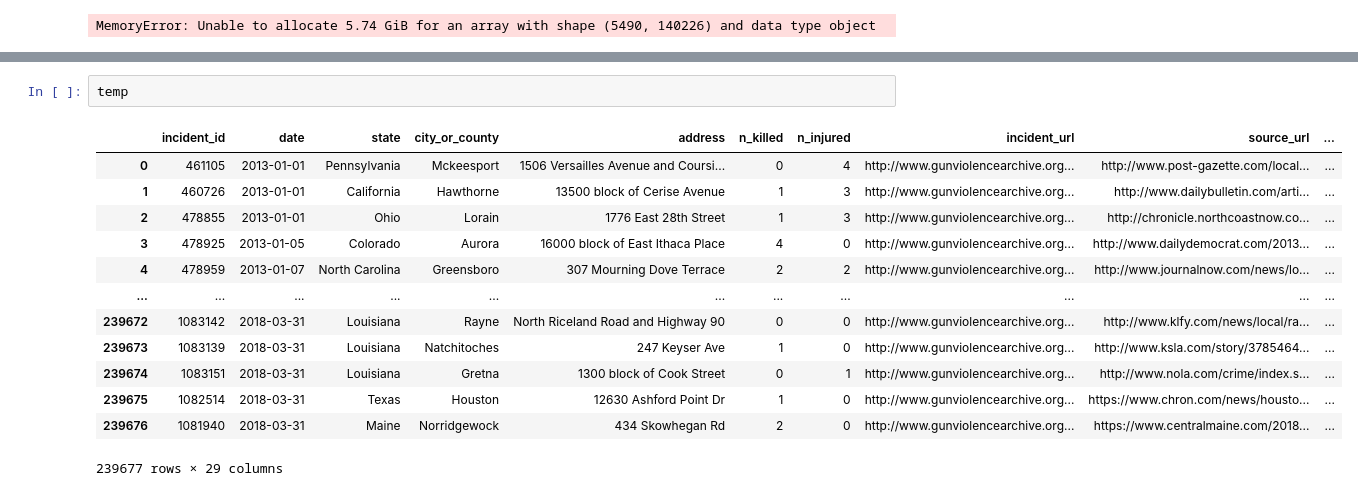
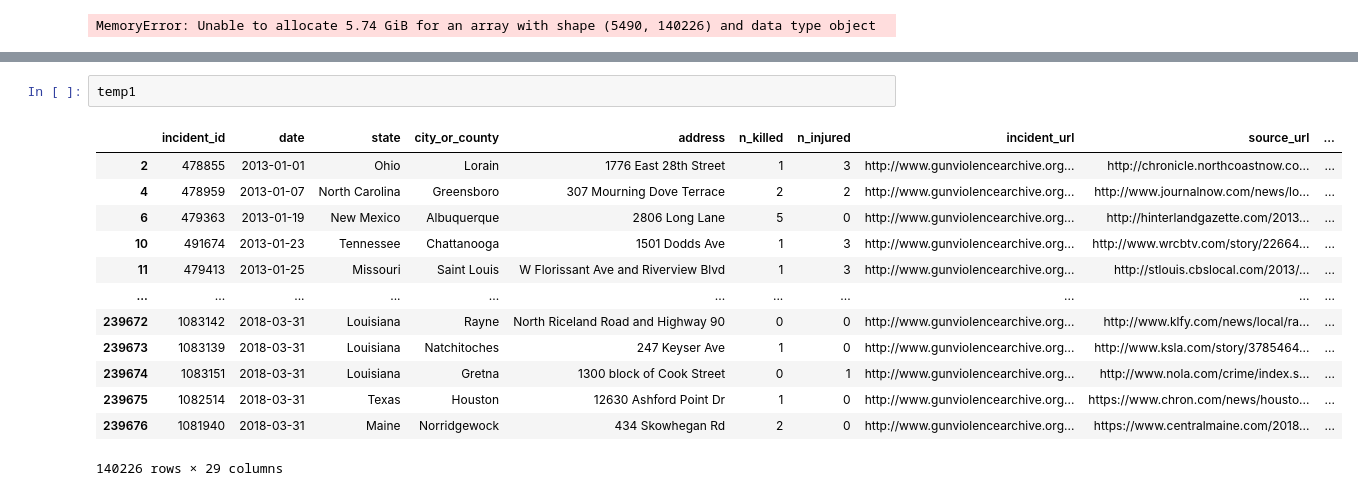
Before and after one commit to TeresaV2015/Mass-Shootings, a Jupyter notebook: Project-Gun.ipynb, the cells around one changed output, grey strips where cells are left out. Saved outputs shown, nothing was run; the diff lists cells and outputs as text.

```diff
--- a/Project-Gun.ipynb
+++ b/Project-Gun.ipynb
@@ -11,16 +32,16 @@ MemoryError: Unable to allocate 5.74 GiB for an array with shape (5490, 140226)
 # %%
-temp
+temp1
 # %% [output]
 |  | incident_id | date | state | city_or_county | address | n_killed | n_injured | incident_url | source_url | ... |
-| 0 | 461105 | 2013-01-01 | Pennsylvania | Mckeesport | 1506 Versailles Avenue and Coursi... | 0 | 4 | http://www.gunviolencearchive.org... | http://www.post-gazette.com/local... | ... |
-| 1 | 460726 | 2013-01-01 | California | Hawthorne | 13500 block of Cerise Avenue | 1 | 3 | http://www.gunviolencearchive.org... | http://www.dailybulletin.com/arti... | ... |
 | 2 | 478855 | 2013-01-01 | Ohio | Lorain | 1776 East 28th Street | 1 | 3 | http://www.gunviolencearchive.org... | http://chronicle.northcoastnow.co... | ... |
-| 3 | 478925 | 2013-01-05 | Colorado | Aurora | 16000 block of East Ithaca Place | 4 | 0 | http://www.gunviolencearchive.org... | http://www.dailydemocrat.com/2013... | ... |
 | 4 | 478959 | 2013-01-07 | North Carolina | Greensboro | 307 Mourning Dove Terrace | 2 | 2 | http://www.gunviolencearchive.org... | http://www.journalnow.com/news/lo... | ... |
+| 6 | 479363 | 2013-01-19 | New Mexico | Albuquerque | 2806 Long Lane | 5 | 0 | http://www.gunviolencearchive.org... | http://hinterlandgazette.com/2013... | ... |
+| 10 | 491674 | 2013-01-23 | Tennessee | Chattanooga | 1501 Dodds Ave | 1 | 3 | http://www.gunviolencearchive.org... | http://www.wrcbtv.com/story/22664... | ... |
+| 11 | 479413 | 2013-01-25 | Missouri | Saint Louis | W Florissant Ave and Riverview Blvd | 1 | 3 | http://www.gunviolencearchive.org... | http://stlouis.cbslocal.com/2013/... | ... |
 | ... | ... | ... | ... | ... | ... | ... | ... | ... | ... | ... |
 | 239672 | 1083142 | 2018-03-31 | Louisiana | Rayne | North Riceland Road and Highway 90 | 0 | 0 | http://www.gunviolencearchive.org... | http://www.klfy.com/news/local/ra... | ... |
 | 239673 | 1083139 | 2018-03-31 | Louisiana | Natchitoches | 247 Keyser Ave | 1 | 0 | http://www.gunviolencearchive.org... | http://www.ksla.com/story/3785464... | ... |
 | 239674 | 1083151 | 2018-03-31 | Louisiana | Gretna | 1300 block of Cook Street | 0 | 1 | http://www.gunviolencearchive.org... | http://www.nola.com/crime/index.s... | ... |
 | 239675 | 1082514 | 2018-03-31 | Texas | Houston | 12630 Ashford Point Dr | 1 | 0 | http://www.gunviolencearchive.org... | https://www.chron.com/news/housto... | ... |
 | 239676 | 1081940 | 2018-03-31 | Maine | Norridgewock | 434 Skowhegan Rd | 2 | 0 | http://www.gunviolencearchive.org... | https://www.centralmaine.com/2018... | ... |
-239677 rows × 29 columns
+140226 rows × 29 columns
```
Also changed, not shown: parts of 1 cell of this notebook.
